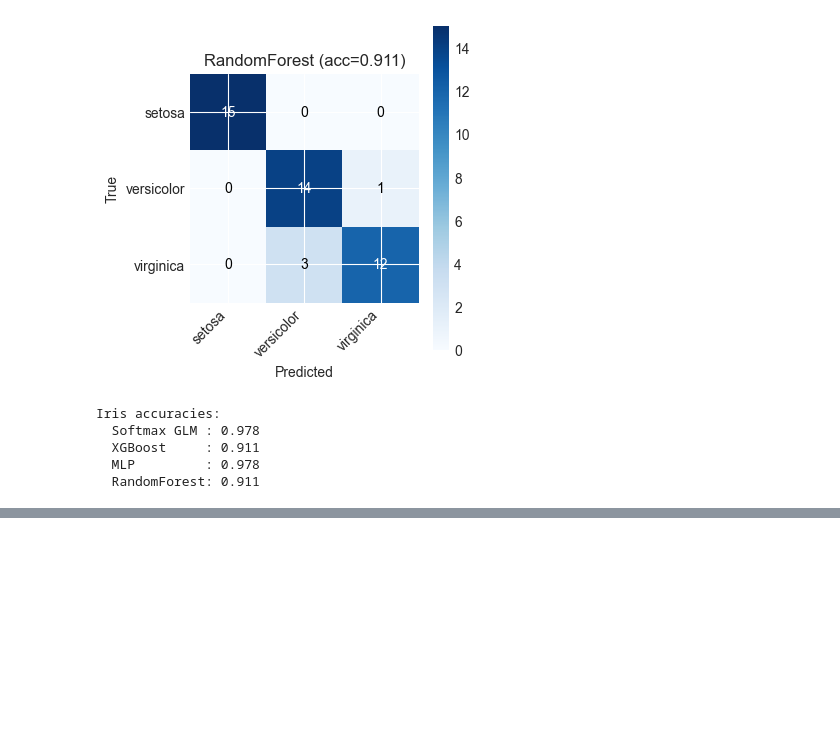
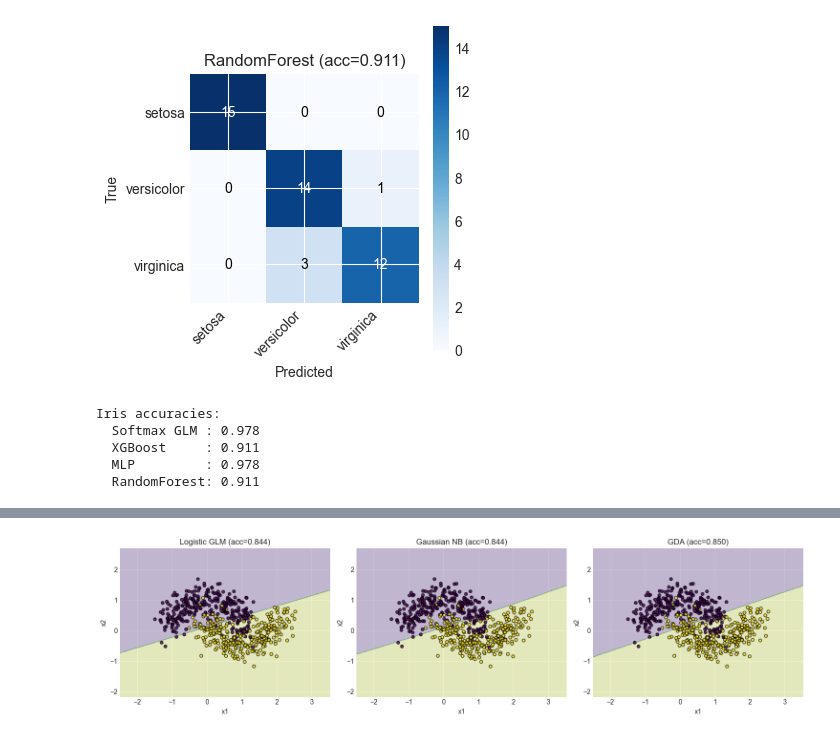
Before and after one commit to binaryecheos/oppimista-logs, a Jupyter notebook: probablistic_interpretation/comparison_of_classic_algos.ipynb, the cells around one changed output, grey strips where cells are left out. Saved outputs shown, nothing was run; the diff lists cells and outputs as text; code cells hidden in the pictures; blank space fills up the shorter version.

```diff
--- a/probablistic_interpretation/comparison_of_classic_algos.ipynb
+++ b/probablistic_interpretation/comparison_of_classic_algos.ipynb
@@ -406,3 +406,20 @@ Iris accuracies:
   XGBoost     : 0.911
   MLP         : 0.978
   RandomForest: 0.911
+# %%
+# Generative models on moons
+gnb_moons = GaussianNaiveBayes().fit(X_train, y_train)
+y_gnb_moons = gnb_moons.predict(X_test)
+acc_gnb_moons = accuracy_score(y_test, y_gnb_moons)
+
+gda_moons = GDA().fit(X_train, y_train)
+y_gda_moons = gda_moons.predict(X_test)
+acc_gda_moons = accuracy_score(y_test, y_gda_moons)
+
+print("Moons accuracies:")
+print(f"  Logistic GLM      : {acc_glm:.3f}")
+print(f"  Gaussian NB       : {acc_gnb_moons:.3f}")
+print(f"  GDA               : {acc_gda_moons:.3f}")
+print(f"  RandomForest      : {acc_rf:.3f}")
+print(f"  XGBoost           : {acc:.3f}")
+print(f"  MLP               : {acc_mlp:.3f}")
@@ -408,0 +434,12 @@ Iris accuracies:
+# %%
+plot_decision_boundary_compare(
+    [glm_moons, gnb_moons, gda_moons],
+    [
+        f"Logistic GLM (acc={acc_glm:.3f})",
+        f"Gaussian NB (acc={acc_gnb_moons:.3f})",
+        f"GDA (acc={acc_gda_moons:.3f})",
+    ],
+    X, y,
+)
+# %% [output]
+[figure, added]
```
Also changed, not shown: parts of 6 cells of this notebook, 1 other file.
